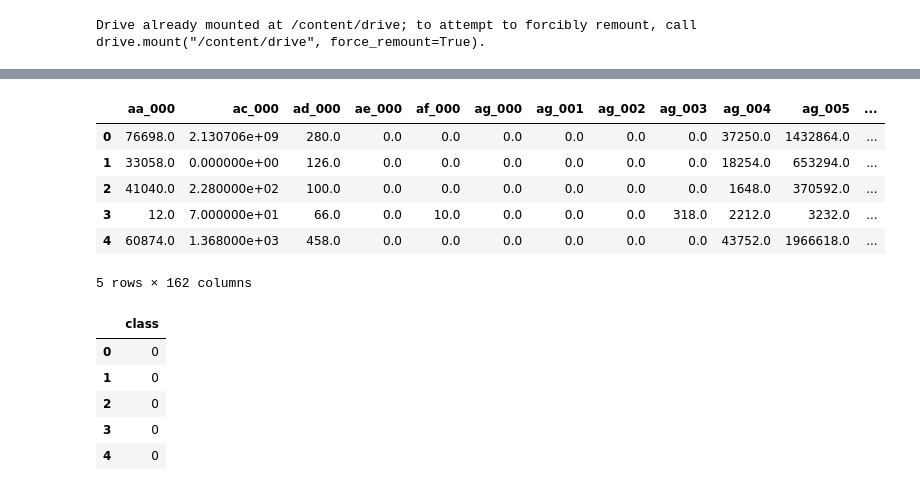
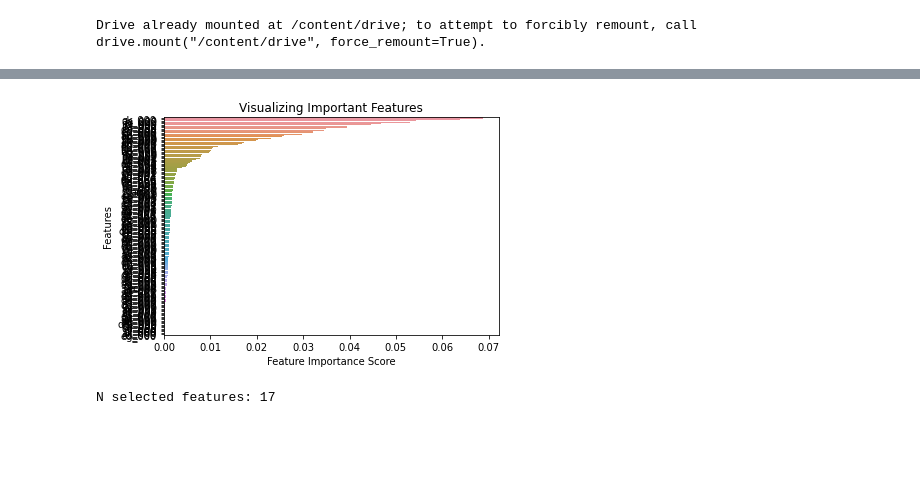
Before and after one commit to FranciscaAlliende/APS-Failure-at-Scania-Trucks, a Jupyter notebook: ScaniaTrucks.ipynb, the cells around one changed output, grey strips where cells are left out. Cells and saved outputs as stored; diff of their text form; code cells hidden in the pictures; blank space fills up the shorter version.

```diff
--- a/ScaniaTrucks.ipynb
+++ b/ScaniaTrucks.ipynb
@@ -61,22 +52,9 @@ y_down_train.head()
 # %%
 # upsampling
 [y_up_train, X_up_train] = uc.mySMOTE(y_train, X_train, 100)
-# %%
-X_up_train.head()
-# %% [output]
-|  | aa_000 | ac_000 | ad_000 | ae_000 | af_000 | ag_000 | ag_001 | ag_002 | ag_003 | ag_004 | ag_005 | ... |
-| 0 | 76698.0 | 2.130706e+09 | 280.0 | 0.0 | 0.0 | 0.0 | 0.0 | 0.0 | 0.0 | 37250.0 | 1432864.0 | ... |
-| 1 | 33058.0 | 0.000000e+00 | 126.0 | 0.0 | 0.0 | 0.0 | 0.0 | 0.0 | 0.0 | 18254.0 | 653294.0 | ... |
-| 2 | 41040.0 | 2.280000e+02 | 100.0 | 0.0 | 0.0 | 0.0 | 0.0 | 0.0 | 0.0 | 1648.0 | 370592.0 | ... |
-| 3 | 12.0 | 7.000000e+01 | 66.0 | 0.0 | 10.0 | 0.0 | 0.0 | 0.0 | 318.0 | 2212.0 | 3232.0 | ... |
-| 4 | 60874.0 | 1.368000e+03 | 458.0 | 0.0 | 0.0 | 0.0 | 0.0 | 0.0 | 0.0 | 43752.0 | 1966618.0 | ... |
-5 rows × 162 columns
-# %%
-y_up_train.head()
-# %% [output]
-|  | class |
-| 0 | 0 |
-| 1 | 0 |
-| 2 | 0 |
-| 3 | 0 |
-| 4 | 0 |
+# %%
+# dimensionality reduction RF + downsampling
+[X_train_down_RF, X_test_down_RF] = dr.RF(X_down_train, y_down_train, X_test, n_estimators=100, g=0.02)
+# %% [output]
+[figure, added]
+N selected features: 17
```
Also changed, not shown: parts of 8 cells of this notebook.
